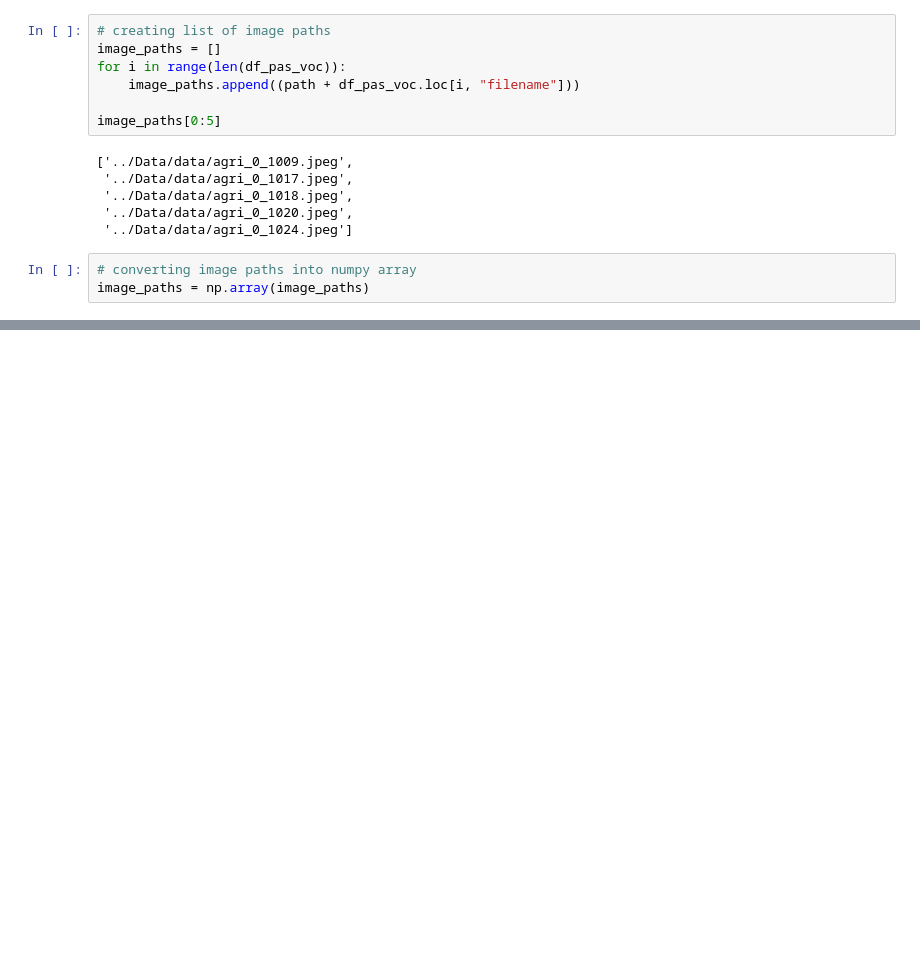
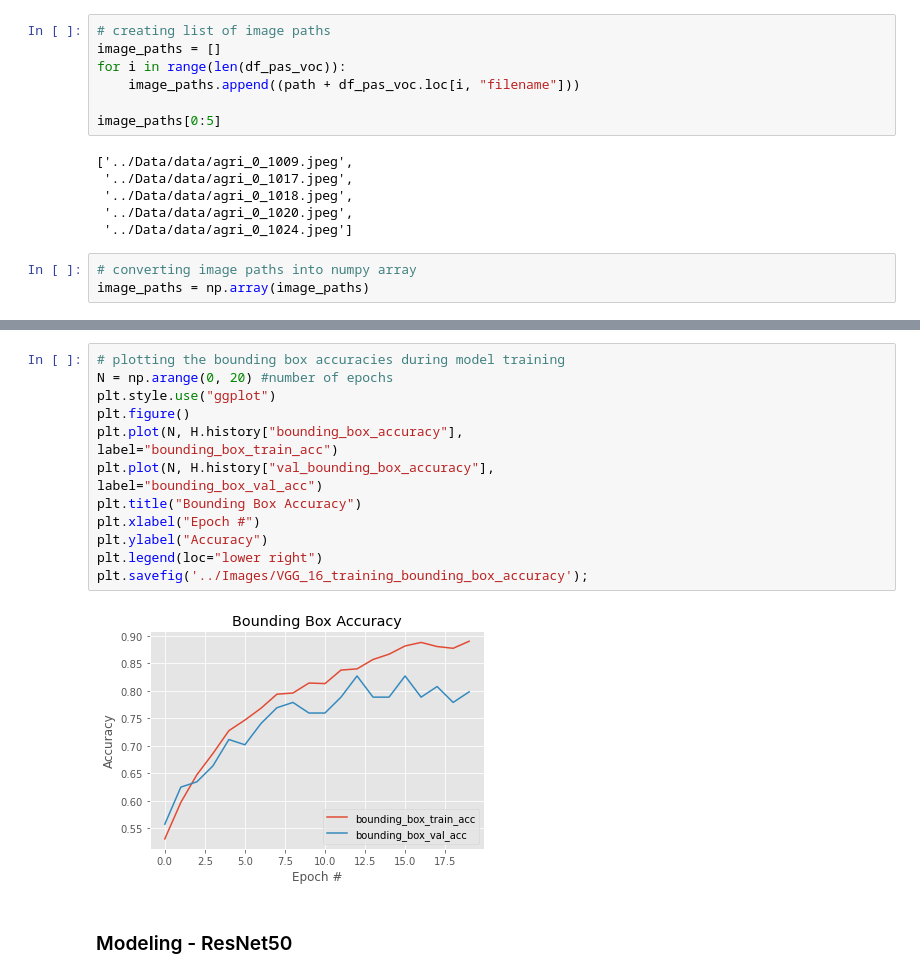
Before and after one commit to Andrew-Boucher/Crop-Weed-Detection, a Jupyter notebook: Workbook.ipynb, the cells around one changed output, grey strips where cells are left out. Cells and saved outputs as stored; diff of their text form; blank space fills up the shorter version.

```diff
--- a/Workbook.ipynb
+++ b/Workbook.ipynb
@@ -236,0 +553,18 @@ image_paths = np.array(image_paths)
+# %%
+# plotting the bounding box accuracies during model training
+N = np.arange(0, 20) #number of epochs
+plt.style.use("ggplot")
+plt.figure()
+plt.plot(N, H.history["bounding_box_accuracy"],
+label="bounding_box_train_acc")
+plt.plot(N, H.history["val_bounding_box_accuracy"],
+label="bounding_box_val_acc")
+plt.title("Bounding Box Accuracy")
+plt.xlabel("Epoch #")
+plt.ylabel("Accuracy")
+plt.legend(loc="lower right")
+plt.savefig('../Images/VGG_16_training_bounding_box_accuracy');
+# %% [output]
+[figure, added]
+# %% [markdown]
+### Modeling - ResNet50
```
Also changed, not shown: parts of 55 cells of this notebook.
